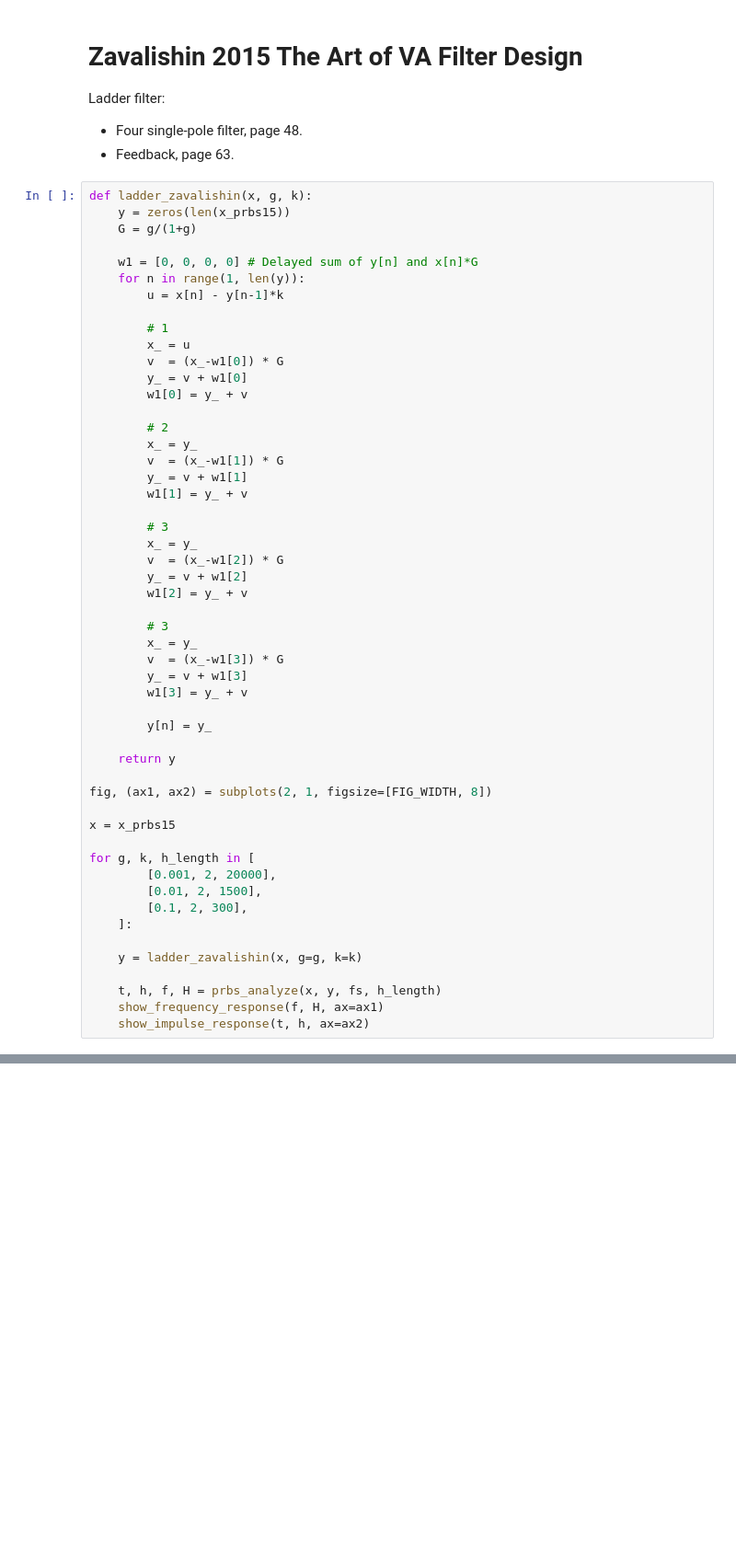
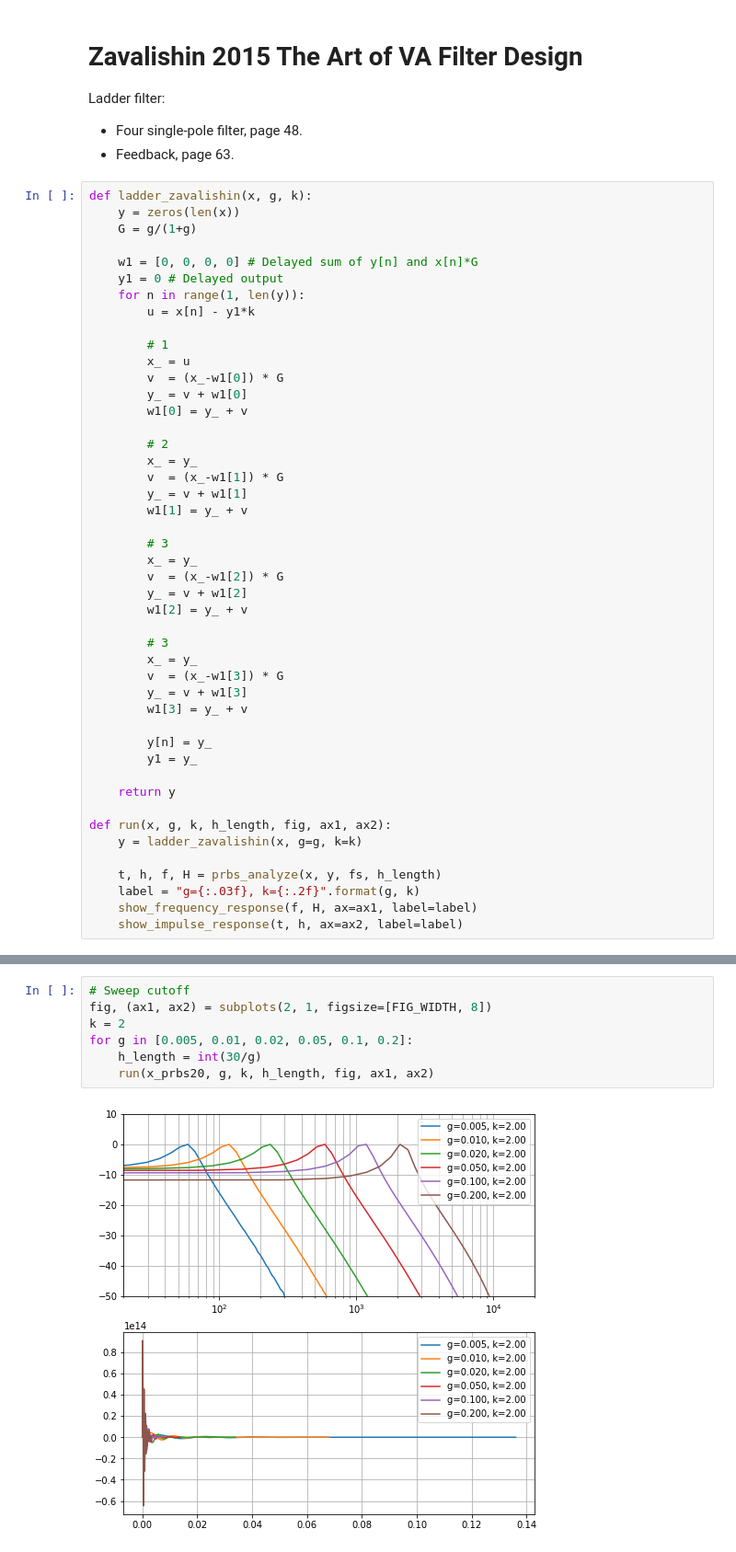
Before and after one commit to soerenbnoergaard/sbnsampler, a Jupyter notebook: workbooks/parametric_low_pass_filter.ipynb, the cells around one changed output, grey strips where cells are left out. Shown at 92% size. Drawn from its saved outputs; the diff is of its cells as text; blank space fills up the shorter version.

```diff
--- a/workbooks/parametric_low_pass_filter.ipynb
+++ b/workbooks/parametric_low_pass_filter.ipynb
@@ -84,12 +90,13 @@ Ladder filter:
 - Feedback, page 63.
 # %%
 def ladder_zavalishin(x, g, k):
-    y = zeros(len(x_prbs15))
+    y = zeros(len(x))
     G = g/(1+g)
 
     w1 = [0, 0, 0, 0] # Delayed sum of y[n] and x[n]*G
+    y1 = 0 # Delayed output
     for n in range(1, len(y)):
-        u = x[n] - y[n-1]*k
+        u = x[n] - y1*k
 
         # 1
         x_ = u
@@ -116,21 +123,14 @@ def ladder_zavalishin(x, g, k):
         w1[3] = y_ + v
 
         y[n] = y_
+        y1 = y_
 
     return y
 
-fig, (ax1, ax2) = subplots(2, 1, figsize=[FIG_WIDTH, 8])
-
-x = x_prbs15
-
-for g, k, h_length in [
-        [0.001, 2, 20000],
-        [0.01, 2, 1500],
-        [0.1, 2, 300],
-    ]:
-
+def run(x, g, k, h_length, fig, ax1, ax2):
     y = ladder_zavalishin(x, g=g, k=k)
 
     t, h, f, H = prbs_analyze(x, y, fs, h_length)
-    show_frequency_response(f, H, ax=ax1)
-    show_impulse_response(t, h, ax=ax2)
+    label = "g={:.03f}, k={:.2f}".format(g, k)
+    show_frequency_response(f, H, ax=ax1, label=label)
+    show_impulse_response(t, h, ax=ax2, label=label)
@@ -162,0 +137,9 @@ plot_frequency_response(b, a)
+# %%
+# Sweep cutoff
+fig, (ax1, ax2) = subplots(2, 1, figsize=[FIG_WIDTH, 8])
+k = 2
+for g in [0.005, 0.01, 0.02, 0.05, 0.1, 0.2]:
+    h_length = int(30/g)
+    run(x_prbs20, g, k, h_length, fig, ax1, ax2)
+# %% [output]
+[figure, added]
```
Also changed, not shown: parts of 7 cells of this notebook.
